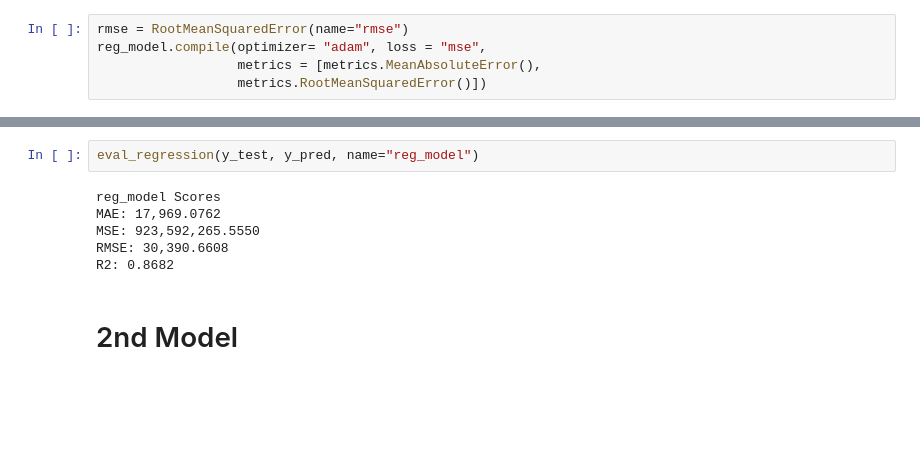
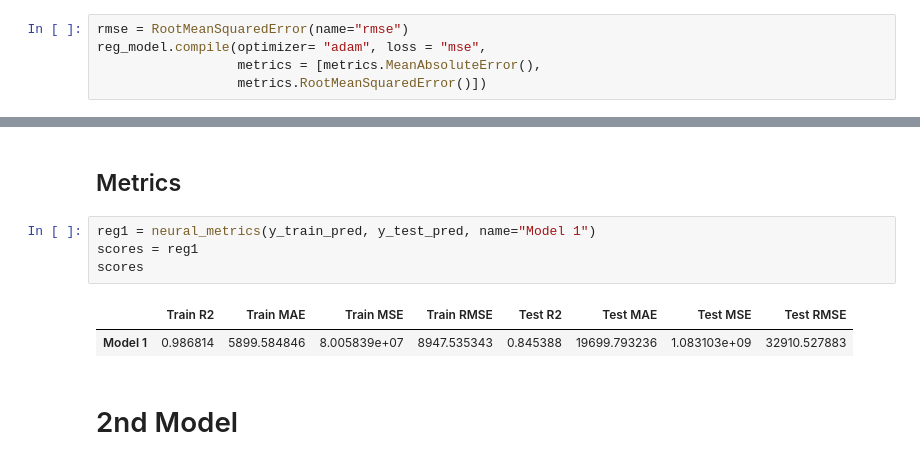
Before and after one commit to jaytrey777/Neural-Network-Exercise, a Jupyter notebook: Neural Network Exercise.ipynb, the cells around one changed output, grey strips where cells are left out. Drawn from its saved outputs; the diff is of its cells as text; blank space fills up the shorter version.

```diff
--- a/Neural Network Exercise.ipynb
+++ b/Neural Network Exercise.ipynb
@@ -265,11 +267,12 @@ y_pred = reg_model.predict(X_test)
+# %% [markdown]
+## Metrics
 # %%
-eval_regression(y_test, y_pred, name="reg_model")
+reg1 = neural_metrics(y_train_pred, y_test_pred, name="Model 1")
+scores = reg1
+scores
 # %% [output]
-reg_model Scores
-MAE: 17,969.0762
-MSE: 923,592,265.5550
-RMSE: 30,390.6608
-R2: 0.8682
+|  | Train R2 | Train MAE | Train MSE | Train RMSE | Test R2 | Test MAE | Test MSE | Test RMSE |
+| Model 1 | 0.986814 | 5899.584846 | 8.005839e+07 | 8947.535343 | 0.845388 | 19699.793236 | 1.083103e+09 | 32910.527883 |
 # %% [markdown]
 # 2nd Model
 # %%
```
Also changed, not shown: parts of 16 cells of this notebook.
